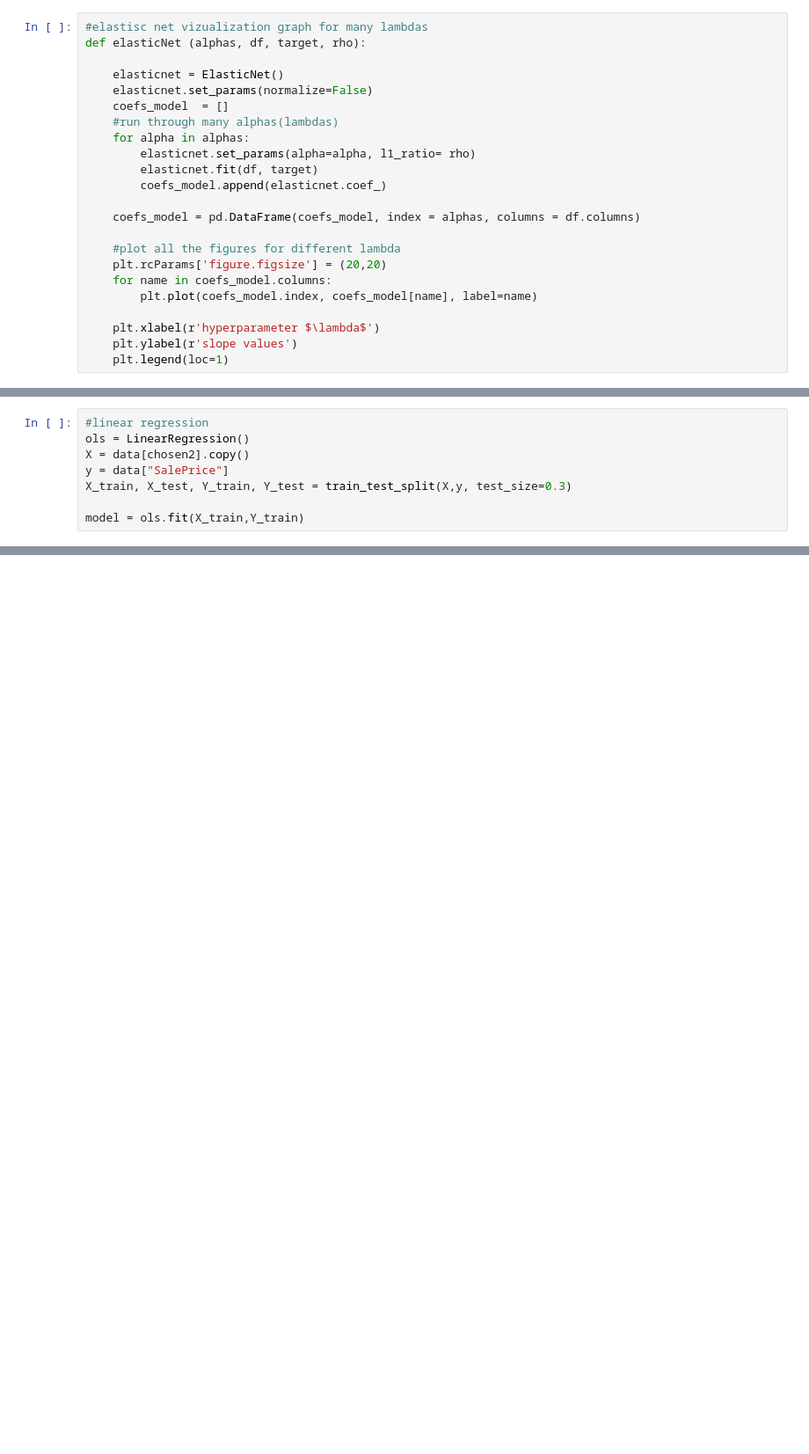
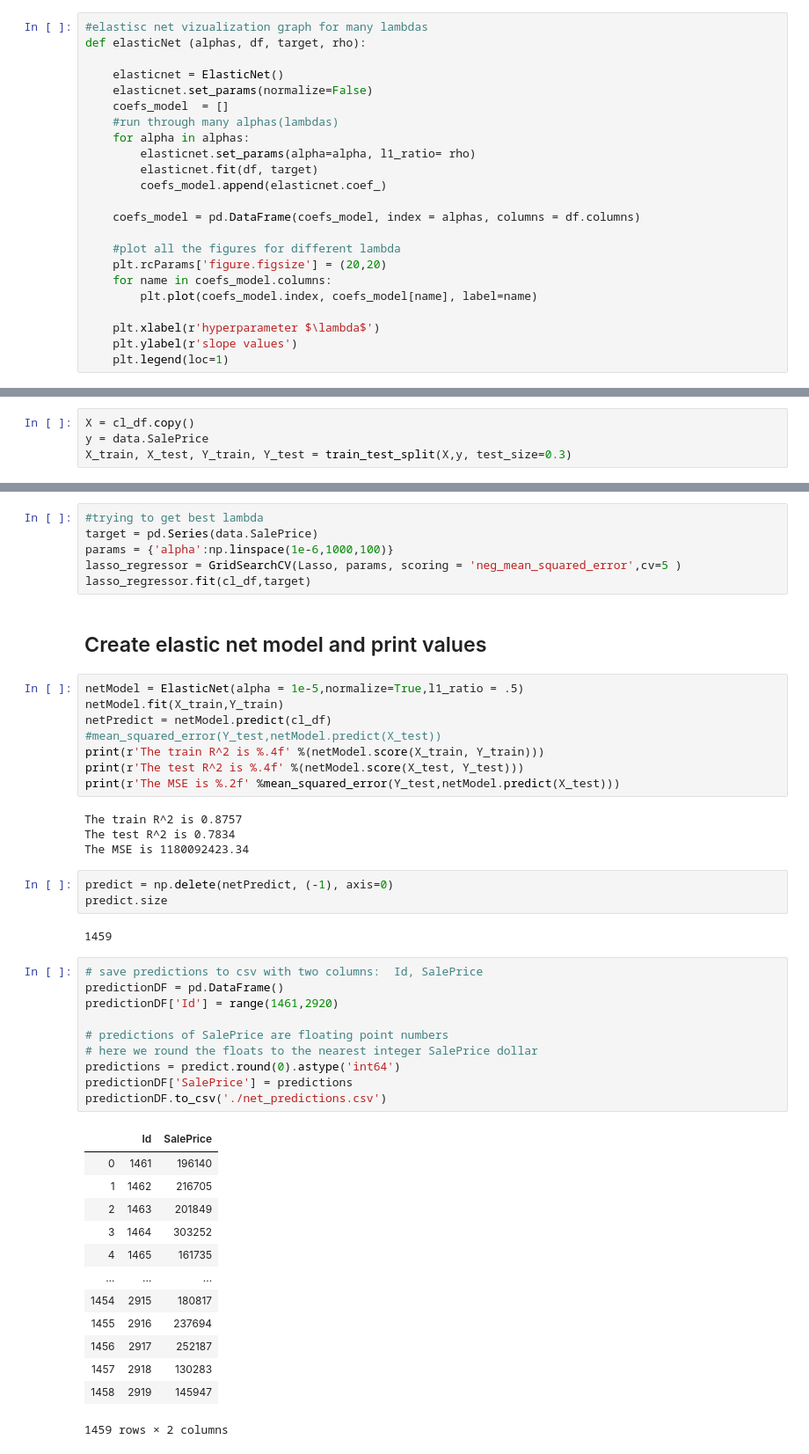
Before and after one commit to ConnorHaas03/MachineLearningProject, a Jupyter notebook: ConnorHaas/ConPipeline.ipynb, the cells around one changed output, grey strips where cells are left out. Shown at 88% size. Drawn from its saved outputs; the diff is of its cells as text; blank space fills up the shorter version.

Commit message:
Updated pipeline and cleaned code. Finished modeling

```diff
--- a/ConnorHaas/ConPipeline.ipynb
+++ b/ConnorHaas/ConPipeline.ipynb
@@ -262,8 +243,4 @@ cl_df = pd.concat([num_clean,ob_clean],axis=1)
 # %%
-#linear regression
-ols = LinearRegression()
-X = data[chosen2].copy()
-y = data["SalePrice"]
+X = cl_df.copy()
+y = data.SalePrice
 X_train, X_test, Y_train, Y_test = train_test_split(X,y, test_size=0.3)
-
-model = ols.fit(X_train,Y_train)
@@ -308,0 +276,49 @@ Train: [ 487  488  489  490  491  492  493  494  495  496  497  498  499  500
+# %%
+#trying to get best lambda
+target = pd.Series(data.SalePrice)
+params = {'alpha':np.linspace(1e-6,1000,100)}
+lasso_regressor = GridSearchCV(Lasso, params, scoring = 'neg_mean_squared_error',cv=5 )
+lasso_regressor.fit(cl_df,target)
+# %% [markdown]
+## Create elastic net model and print values
+# %%
+netModel = ElasticNet(alpha = 1e-5,normalize=True,l1_ratio = .5)
+netModel.fit(X_train,Y_train)
+netPredict = netModel.predict(cl_df)
+#mean_squared_error(Y_test,netModel.predict(X_test))
+print(r'The train R^2 is %.4f' %(netModel.score(X_train, Y_train)))
+print(r'The test R^2 is %.4f' %(netModel.score(X_test, Y_test)))
+print(r'The MSE is %.2f' %mean_squared_error(Y_test,netModel.predict(X_test)))
+# %% [output]
+The train R^2 is 0.8757
+The test R^2 is 0.7834
+The MSE is 1180092423.34
+# %%
+predict = np.delete(netPredict, (-1), axis=0)
+predict.size
+# %% [output]
+1459
+# %%
+# save predictions to csv with two columns:  Id, SalePrice
+predictionDF = pd.DataFrame()
+predictionDF['Id'] = range(1461,2920)
+
+# predictions of SalePrice are floating point numbers
+# here we round the floats to the nearest integer SalePrice dollar
+predictions = predict.round(0).astype('int64')
+predictionDF['SalePrice'] = predictions
+predictionDF.to_csv('./net_predictions.csv')
+# %% [output]
+|  | Id | SalePrice |
+| 0 | 1461 | 196140 |
+| 1 | 1462 | 216705 |
+| 2 | 1463 | 201849 |
+| 3 | 1464 | 303252 |
+| 4 | 1465 | 161735 |
+| ... | ... | ... |
+| 1454 | 2915 | 180817 |
+| 1455 | 2916 | 237694 |
+| 1456 | 2917 | 252187 |
+| 1457 | 2918 | 130283 |
+| 1458 | 2919 | 145947 |
+1459 rows × 2 columns
```
Also changed, not shown: parts of 38 cells of this notebook, 4 other files.
